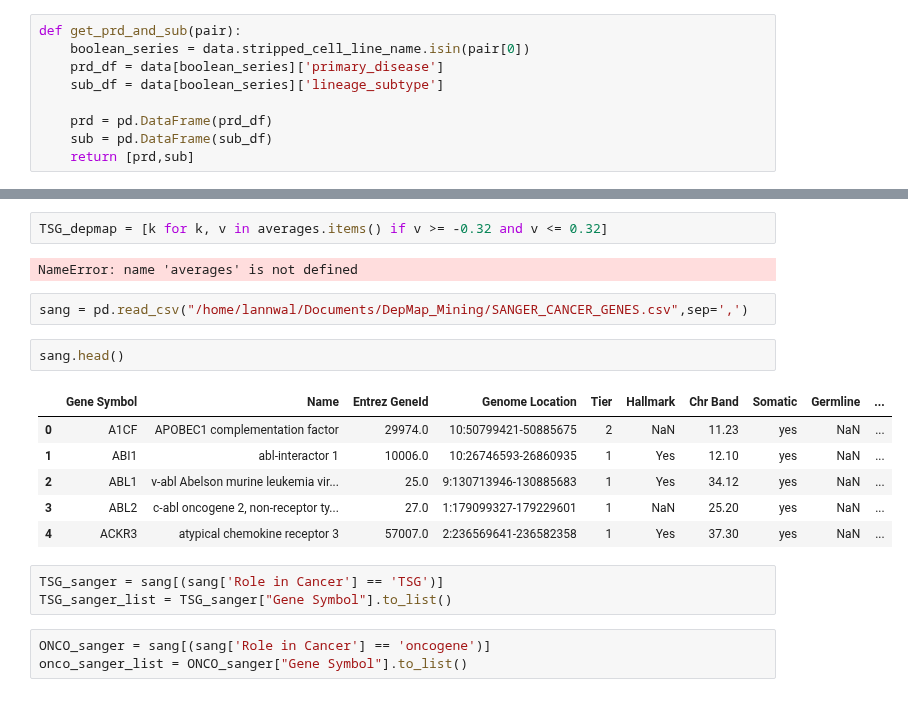
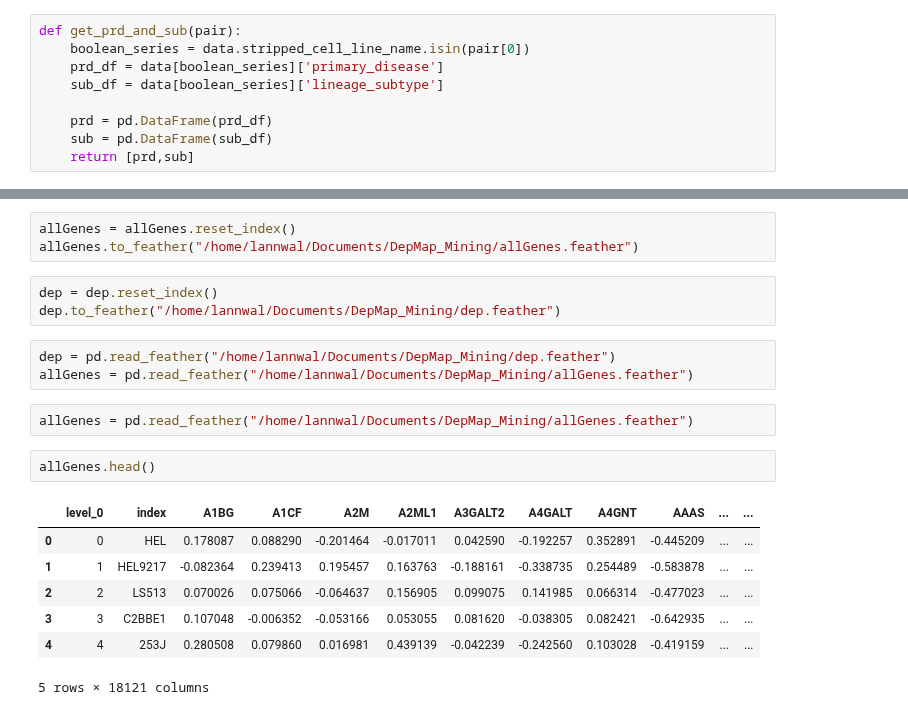
Before and after one commit to lannwal/projectlab, a Jupyter notebook: DataDash.ipynb, the cells around one changed output, grey strips where cells are left out. Cells and saved outputs as stored; diff of their text form.

```diff
--- a/DataDash.ipynb
+++ b/DataDash.ipynb
@@ -2364,21 +1549,21 @@ def get_prd_and_sub(pair):
-# %%
-TSG_depmap = [k for k, v in averages.items() if v >= -0.32 and v <= 0.32]
-# %% [output]
-NameError: name 'averages' is not defined
+# %%
+allGenes = allGenes.reset_index()
+allGenes.to_feather("/home/lannwal/Documents/DepMap_Mining/allGenes.feather")
+# %%
+dep = dep.reset_index()
+dep.to_feather("/home/lannwal/Documents/DepMap_Mining/dep.feather")
+# %%
+dep = pd.read_feather("/home/lannwal/Documents/DepMap_Mining/dep.feather")
+allGenes = pd.read_feather("/home/lannwal/Documents/DepMap_Mining/allGenes.feather")
 # %%
-sang = pd.read_csv("/home/lannwal/Documents/DepMap_Mining/SANGER_CANCER_GENES.csv",sep=',')
+allGenes = pd.read_feather("/home/lannwal/Documents/DepMap_Mining/allGenes.feather")
 # %%
-sang.head()
+allGenes.head()
 # %% [output]
-|  | Gene Symbol | Name | Entrez GeneId | Genome Location | Tier | Hallmark | Chr Band | Somatic | Germline | ... |
-| 0 | A1CF | APOBEC1 complementation factor | 29974.0 | 10:50799421-50885675 | 2 | NaN | 11.23 | yes | NaN | ... |
-| 1 | ABI1 | abl-interactor 1 | 10006.0 | 10:26746593-26860935 | 1 | Yes | 12.10 | yes | NaN | ... |
-| 2 | ABL1 | v-abl Abelson murine leukemia vir... | 25.0 | 9:130713946-130885683 | 1 | Yes | 34.12 | yes | NaN | ... |
-| 3 | ABL2 | c-abl oncogene 2, non-receptor ty... | 27.0 | 1:179099327-179229601 | 1 | NaN | 25.20 | yes | NaN | ... |
-| 4 | ACKR3 | atypical chemokine receptor 3 | 57007.0 | 2:236569641-236582358 | 1 | Yes | 37.30 | yes | NaN | ... |
+|  | level_0 | index | A1BG | A1CF | A2M | A2ML1 | A3GALT2 | A4GALT | A4GNT | AAAS | ... | ... |
+| 0 | 0 | HEL | 0.178087 | 0.088290 | -0.201464 | -0.017011 | 0.042590 | -0.192257 | 0.352891 | -0.445209 | ... | ... |
+| 1 | 1 | HEL9217 | -0.082364 | 0.239413 | 0.195457 | 0.163763 | -0.188161 | -0.338735 | 0.254489 | -0.583878 | ... | ... |
+| 2 | 2 | LS513 | 0.070026 | 0.075066 | -0.064637 | 0.156905 | 0.099075 | 0.141985 | 0.066314 | -0.477023 | ... | ... |
+| 3 | 3 | C2BBE1 | 0.107048 | -0.006352 | -0.053166 | 0.053055 | 0.081620 | -0.038305 | 0.082421 | -0.642935 | ... | ... |
+| 4 | 4 | 253J | 0.280508 | 0.079860 | 0.016981 | 0.439139 | -0.042239 | -0.242560 | 0.103028 | -0.419159 | ... | ... |
+5 rows × 18121 columns
-# %%
-TSG_sanger = sang[(sang['Role in Cancer'] == 'TSG')]
-TSG_sanger_list = TSG_sanger["Gene Symbol"].to_list()
-# %%
-ONCO_sanger = sang[(sang['Role in Cancer'] == 'oncogene')]
-onco_sanger_list = ONCO_sanger["Gene Symbol"].to_list()
```
Also changed, not shown: parts of 360 cells of this notebook.
